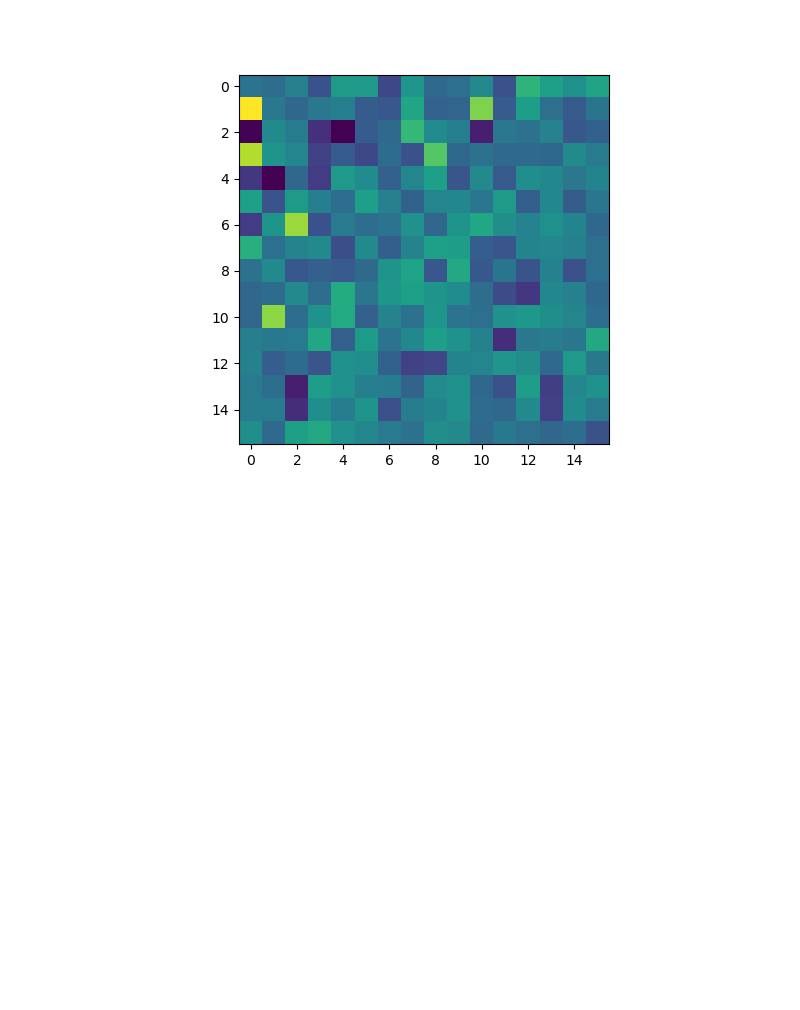
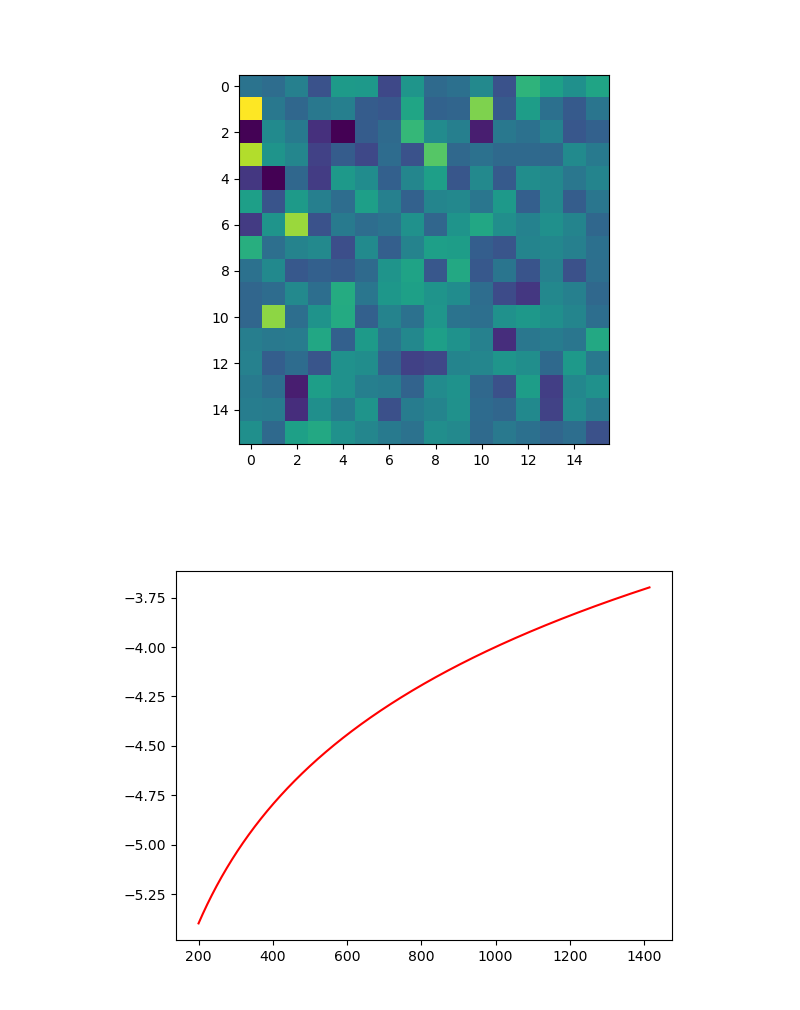
Before and after one commit to ngastellu/percolate_mac, a Jupyter notebook: YSSMB_lattice_model/sanity_checks.ipynb, the cells around one changed output. Cells and saved outputs as stored; diff of their text form; code cells hidden in the pictures; blank space fills up the shorter version.

```diff
--- a/YSSMB_lattice_model/sanity_checks.ipynb
+++ b/YSSMB_lattice_model/sanity_checks.ipynb
@@ -174,3 +174,14 @@ for n in nn:
 [figure]
 [figure]
 [figure]
+# %%
+E = np.linspace(40000, 2000000, 10000)
+mu = (np.exp(np.sqrt(E)*1e-3) + np.exp(np.sqrt(E)*1e-6)*E) * 1e-10
+
+np.save('mu_1d.npy', mu)
+
+fig, ax = plt.subplots()
+ax.plot(np.sqrt(E),np.log10(mu),'r-')
+plt.show()
+# %% [output]
+[figure, added]
```
Also changed, not shown: 1 other file.
